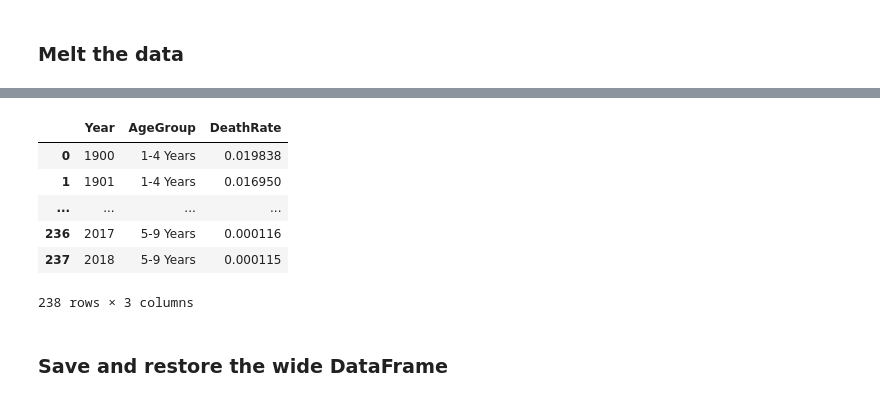
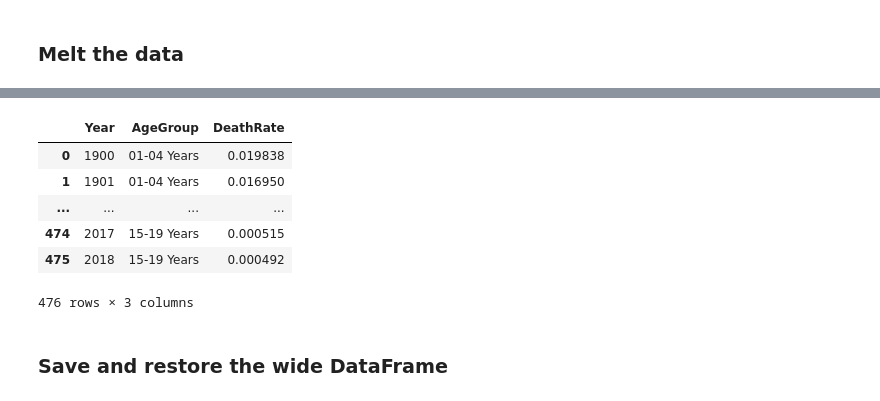
Before and after one commit to TJ-Mothokho/Murach-s-Python-for-Data-Analysis, a Jupyter notebook: Chapter 2/ex_2-1_mortality.ipynb, the cells around one changed output, grey strips where cells are left out. Drawn from its saved outputs; the diff is of its cells as text; code cells hidden in the pictures.

```diff
--- a/Chapter 2/ex_2-1_mortality.ipynb
+++ b/Chapter 2/ex_2-1_mortality.ipynb
@@ -472,20 +637,19 @@ mortality_wide.head(4)
 # %%
 mortality_long = mortality_wide.melt(
     id_vars = 'Year',
-    value_vars=['1-4 Years','5-9 Years'],
     var_name ='AgeGroup',
     value_name='DeathRate')
 mortality_long.head(4)
 with pd.option_context('display.max_rows', 4):
     display(mortality_long)
 # %% [output]
 |  | Year | AgeGroup | DeathRate |
-| 0 | 1900 | 1-4 Years | 0.019838 |
-| 1 | 1901 | 1-4 Years | 0.016950 |
+| 0 | 1900 | 01-04 Years | 0.019838 |
+| 1 | 1901 | 01-04 Years | 0.016950 |
 | ... | ... | ... | ... |
-| 236 | 2017 | 5-9 Years | 0.000116 |
-| 237 | 2018 | 5-9 Years | 0.000115 |
+| 474 | 2017 | 15-19 Years | 0.000515 |
+| 475 | 2018 | 15-19 Years | 0.000492 |
-238 rows × 3 columns
+476 rows × 3 columns
 # %% [markdown]
 ### Save and restore the wide DataFrame
 # %%
```
Also changed, not shown: parts of 41 cells of this notebook, 5 other files.
